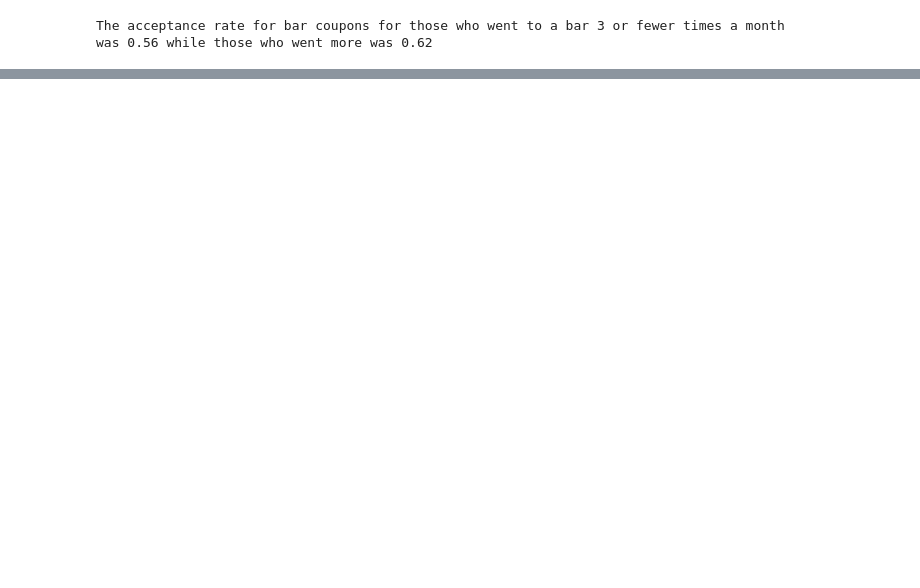
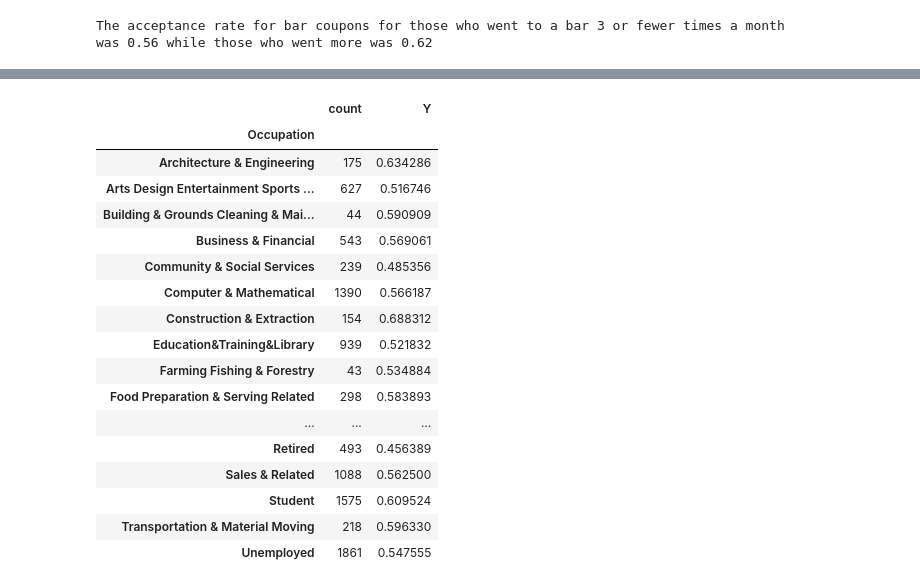
Before and after one commit to RonaldoBantayan27/Mauban1, a Jupyter notebook: 2Accept_Coupons.ipynb, the cells around one changed output, grey strips where cells are left out. Drawn from its saved outputs; the diff is of its cells as text; code cells hidden in the pictures; blank space fills up the shorter version.

```diff
--- a/2Accept_Coupons.ipynb
+++ b/2Accept_Coupons.ipynb
@@ -1881,0 +1426,23 @@ The acceptance rates between those drivers who:
+# %%
+# merge the two dataframes
+merged_Occupation = pd.merge(value_counts_Occupation, proportion_acceptance_Occupation, on='Occupation')
+merged_Occupation
+# %% [output]
+|  | count | Y |
+| Occupation |  |  |
+| Architecture & Engineering | 175 | 0.634286 |
+| Arts Design Entertainment Sports ... | 627 | 0.516746 |
+| Building & Grounds Cleaning & Mai... | 44 | 0.590909 |
+| Business & Financial | 543 | 0.569061 |
+| Community & Social Services | 239 | 0.485356 |
+| Computer & Mathematical | 1390 | 0.566187 |
+| Construction & Extraction | 154 | 0.688312 |
+| Education&Training&Library | 939 | 0.521832 |
+| Farming Fishing & Forestry | 43 | 0.534884 |
+| Food Preparation & Serving Related | 298 | 0.583893 |
+| ... | ... | ... |
+| Retired | 493 | 0.456389 |
+| Sales & Related | 1088 | 0.562500 |
+| Student | 1575 | 0.609524 |
+| Transportation & Material Moving | 218 | 0.596330 |
+| Unemployed | 1861 | 0.547555 |
```
Also changed, not shown: parts of 86 cells of this notebook, 1 other file.
